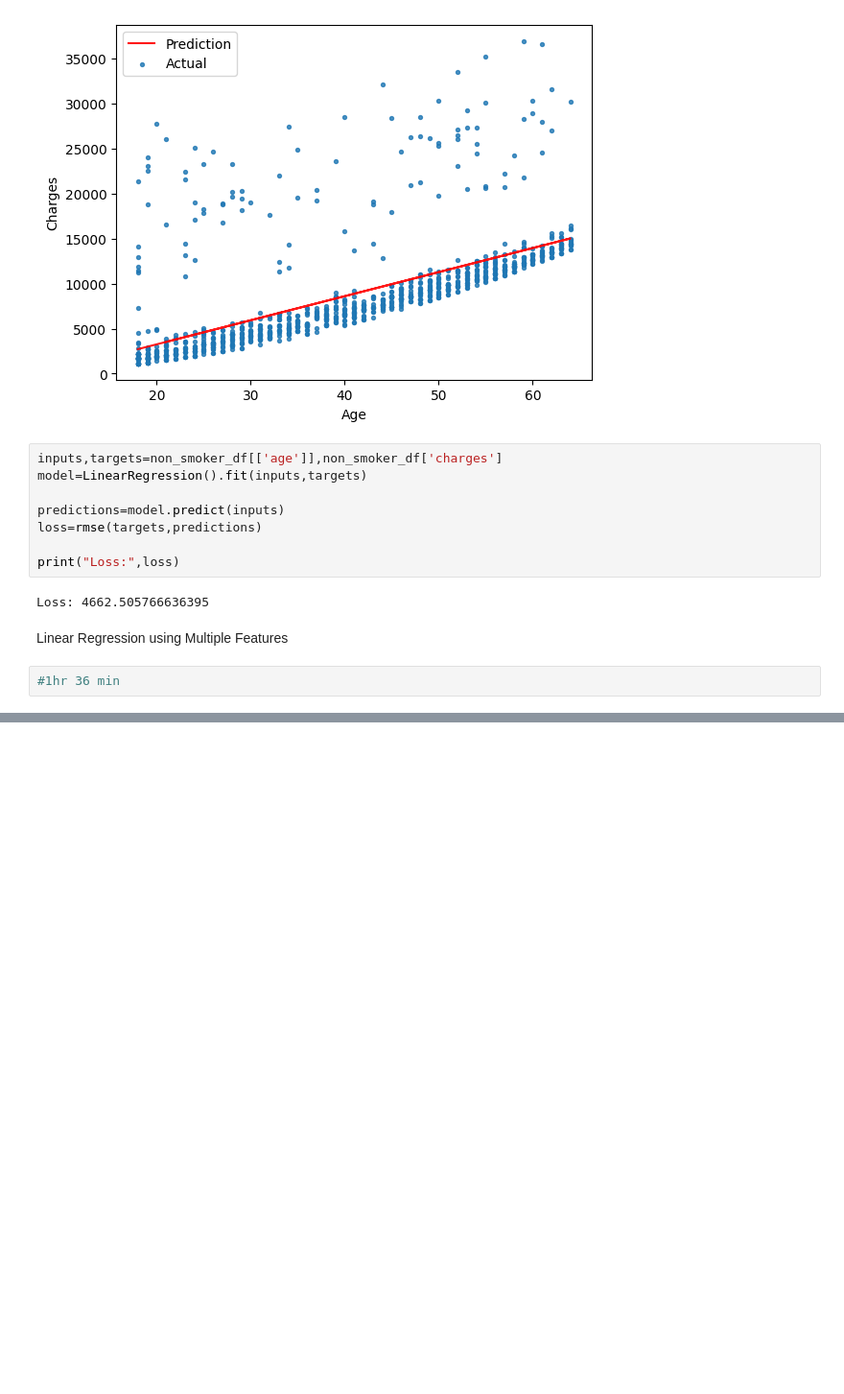
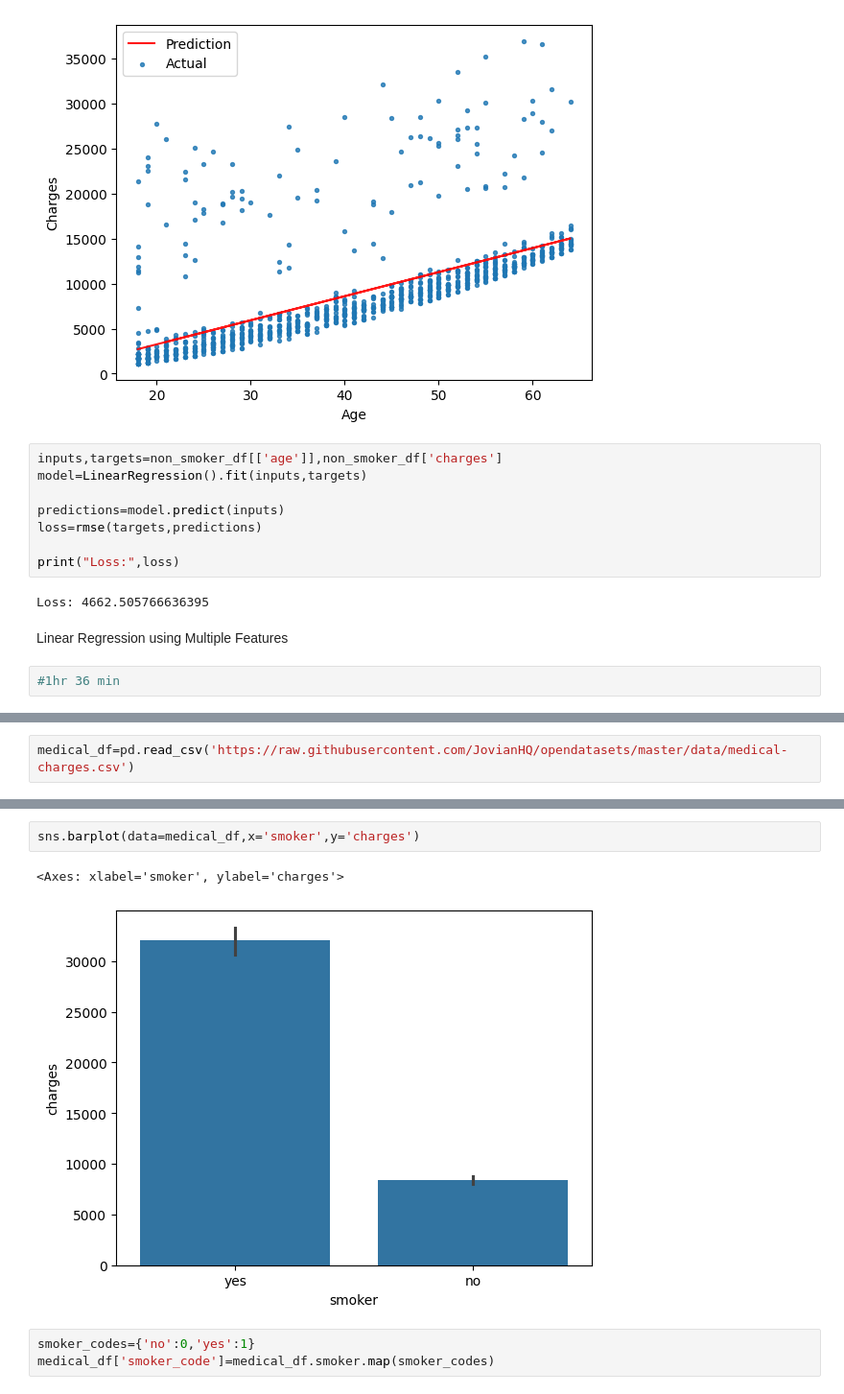
Before and after one commit to AnubhavBangari3/AI-Practise-dump, a Jupyter notebook: Machine Learning with Python and Scikit-Learn/Linear Regression.ipynb, the cells around one changed output, grey strips where cells are left out. Shown at 96% size. Cells and saved outputs as stored; diff of their text form; blank space fills up the shorter version.

```diff
--- a/Machine Learning with Python and Scikit-Learn/Linear Regression.ipynb
+++ b/Machine Learning with Python and Scikit-Learn/Linear Regression.ipynb
@@ -427,0 +472,2 @@ Linear Regression using Multiple Features
+# %%
+medical_df=pd.read_csv('https://raw.githubusercontent.com/JovianHQ/opendatasets/master/data/medical-charges.csv')
@@ -427,0 +490,8 @@ Linear Regression using Multiple Features
+# %%
+sns.barplot(data=medical_df,x='smoker',y='charges')
+# %% [output]
+<Axes: xlabel='smoker', ylabel='charges'>
+[figure, added]
+# %%
+smoker_codes={'no':0,'yes':1}
+medical_df['smoker_code']=medical_df.smoker.map(smoker_codes)
```
Also changed, not shown: parts of 18 cells of this notebook.
